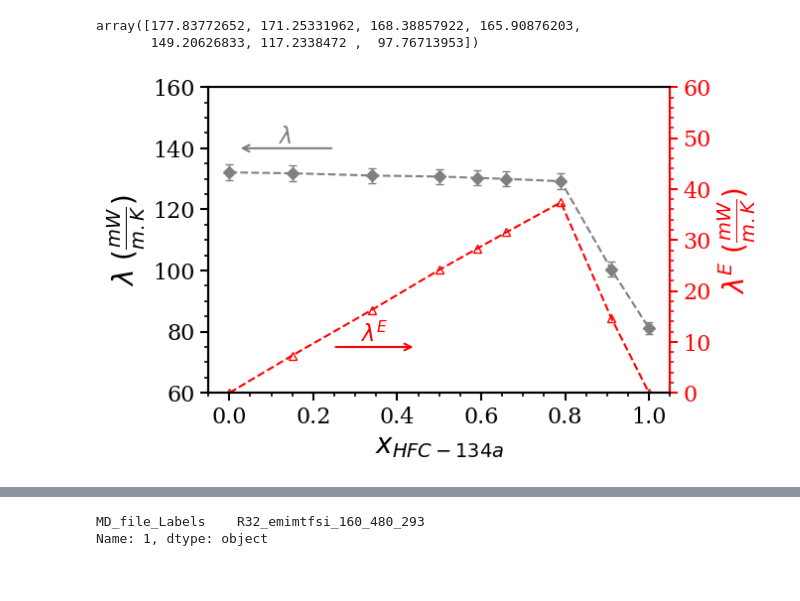
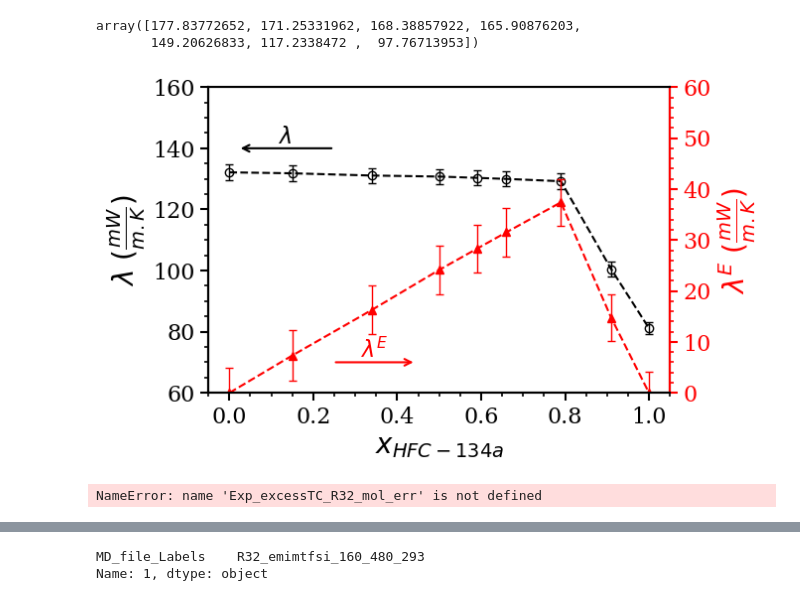
Before and after one commit to MaginnGroup/TC_Structure_ILHFC, a Jupyter notebook: Jupyter_Notebooks_and_DataSheet_Final_Plots/TC_Exp_MD_HFD.ipynb, the cells around one changed output, grey strips where cells are left out. Saved outputs shown, nothing was run; the diff lists cells and outputs as text; code cells hidden in the pictures.

```diff
--- a/Jupyter_Notebooks_and_DataSheet_Final_Plots/TC_Exp_MD_HFD.ipynb
+++ b/Jupyter_Notebooks_and_DataSheet_Final_Plots/TC_Exp_MD_HFD.ipynb
@@ -71,3 +71,13 @@ array([177.83772652, 171.25331962, 168.38857922, 165.90876203,
 def compute_excessTC(x_comp, TC_mix, TC_pureIL, TC_pureHFC):
     excessTC = TC_mix - (x_comp*TC_pureHFC + (1-x_comp)*TC_pureIL)
     return excessTC
+
+
+def compute_excessTC_volfrac_error(x_comp, TC_pureIL, TC_pureHFC, err_x_comp, err_TC_mix, err_TC_pureIL, err_TC_pureHFC):
+    err_excess_TC = err_TC_mix + np.abs(TC_pureIL - TC_pureHFC)*err_x_comp + x_comp*err_TC_pureHFC + np.abs(1-x_comp)*err_TC_pureIL
+    return err_excess_TC
+
+
+def compute_excessTC_molfrac_error(x_comp, TC_pureIL, TC_pureHFC, err_TC_mix, err_TC_pureIL, err_TC_pureHFC):
+    err_excess_TC = err_TC_mix + x_comp*err_TC_pureHFC + np.abs(1-x_comp)*err_TC_pureIL
+    return err_excess_TC
@@ -83,9 +95,11 @@ plt.rcParams.update({
 fig, ax1 = plt.subplots(figsize=(6, 4))
 
 Exp_excessTC_R134a_mol = compute_excessTC(Exp_TC_comp_R134a, Exp_TC_R134a, Exp_TC_R134a.iloc[0], Exp_TC_R134a.iloc[-1])
+Exp_excessTC_R134a_mol_err = compute_excessTC_molfrac_error(Exp_TC_comp_R134a, Exp_TC_R134a.iloc[0], Exp_TC_R134a.iloc[-1], \
+                                                            Exp_TC_err_R134a, Exp_TC_err_R134a.iloc[0], Exp_TC_err_R134a.iloc[-1])
 
 
-line1 = ax1.errorbar(Exp_TC_comp_R134a, Exp_TC_R134a, yerr = Exp_TC_err_R134a, fmt='D--', ecolor = 'gray', color='gray', elinewidth=1, label = 'Experiment', capsize=3) #fmt='o',
+line1 = ax1.errorbar(Exp_TC_comp_R134a, Exp_TC_R134a, yerr = Exp_TC_err_R134a, ls='--' ,  ecolor = 'black', color='black', elinewidth=1, marker="o", markerfacecolor='none', markeredgecolor='black', capsize=3) #fmt='o',
 
 ax1.minorticks_on()
 
@@ -105,7 +119,7 @@ ax1.annotate(
     '',                           # arrow
     xy=(0.02, 140),               # arrow head (near the left axis)
     xytext=(0.25, 140),           # arrow tail (toward the curve)
-    arrowprops=dict(arrowstyle='->', lw=1.5, color='gray')
+    arrowprops=dict(arrowstyle='->', lw=1.5, color='black')
 )
 
 ax1.text(
@@ -114,13 +128,13 @@ ax1.text(
     ha='center',
     va='bottom',
     fontsize=16,
-    color='gray'
+    color='black'
 )
 
 
 ax2 = ax1.twinx()
 
-line2, = ax2.plot(Exp_TC_comp_R134a, Exp_excessTC_R134a_mol, ls='--' , color='red', marker="^", markerfacecolor='none', markeredgecolor='red') #fmt='o',
+line2 = ax2.errorbar(Exp_TC_comp_R134a, Exp_excessTC_R134a_mol, yerr = Exp_excessTC_R134a_mol_err, ls='--' ,  ecolor = 'red', color='red', elinewidth=1, marker="^", markerfacecolor='red', markeredgecolor='red', capsize=3)
 #ax.legend(bbox_to_anchor=(0, 1.02, 1, 0.2), loc="lower left", mode="expand", ncol=3, fontsize=12.5)
 
 
@@ -131,34 +145,38 @@ ax2.tick_params(axis='y', which='major',
                 length=6, width=1.5,
                 colors='red', labelsize=16)
 
 ax2.tick_params(axis='y', which='minor',
                 length=3, width=1.2,
                 colors='red')
 ax2.spines['right'].set_color('red')
 ax2.set_ylim(0, 60)
 
 
 
 ax2.annotate(
     '',
-    xy=(0.45, 0.15),
-    xytext=(0.27, 0.15),
+    xy=(0.45, 0.10),
+    xytext=(0.27, 0.10),
     xycoords='axes fraction',
     textcoords='axes fraction',
     arrowprops=dict(arrowstyle='->', lw=1.5, color='red')
 )
 
 ax2.text(
-    0.36, 0.15,
+    0.36, 0.10,
     r'$\lambda^E$',
     transform=ax2.transAxes,
     ha='center',
     va='bottom',
     fontsize=16,
     color='red'
 )
 
 
 plt.savefig("TC_vs_molfrac_R134a_Exp_New_TCexcess", dpi=300, bbox_inches='tight')
 # %% [output]
-[figure, old version]
+[figure, new version]
+# %%
+print(Exp_excessTC_R32_mol_err, Exp_excessTC_R134a_mol_err)
+# %% [output]
+NameError: name 'Exp_excessTC_R32_mol_err' is not defined
```
Also changed, not shown: parts of 11 cells of this notebook, 2 other files.
